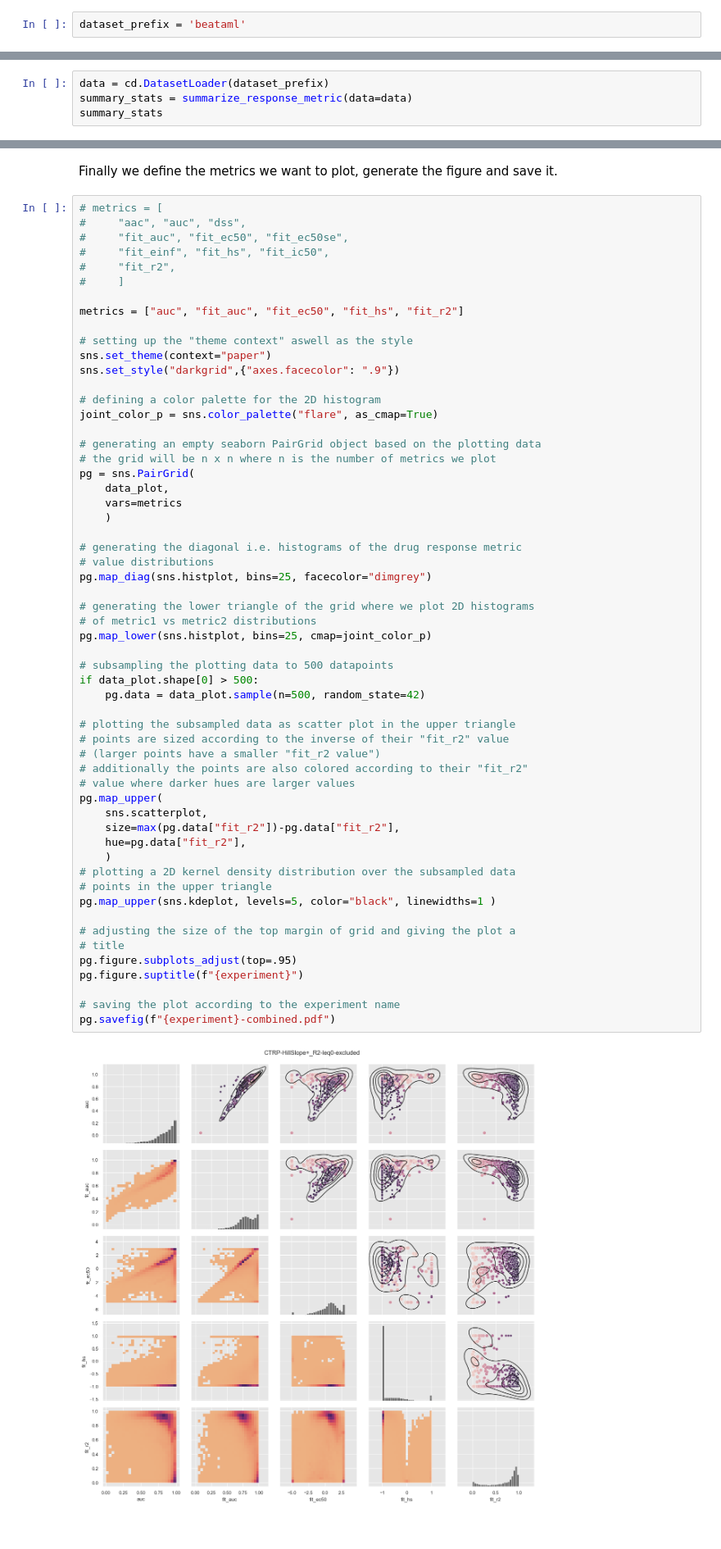
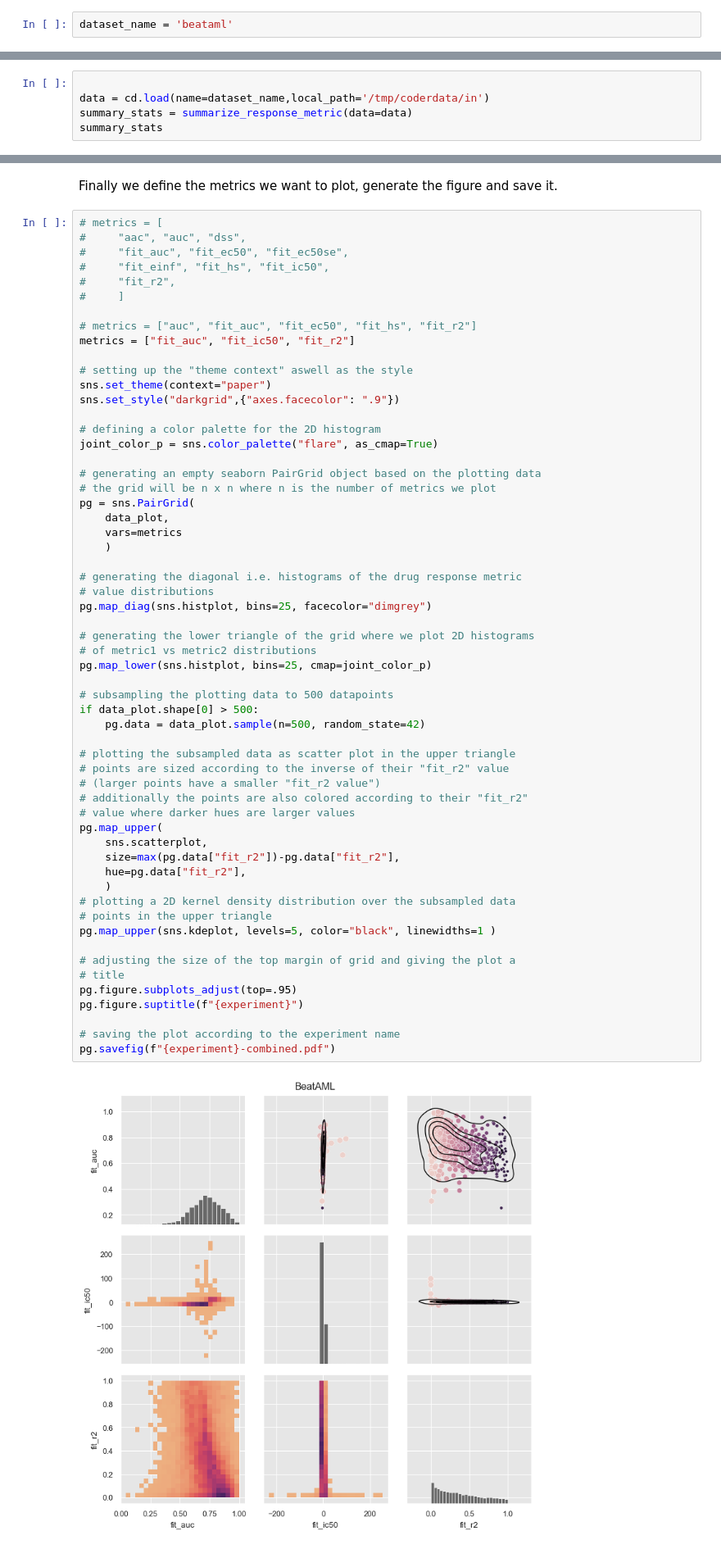
Before and after one commit to PNNL-CompBio/coderdata, a Jupyter notebook: notebooks/dataset_statistics.ipynb, the cells around one changed output, grey strips where cells are left out. Shown: that part at 82% size. Drawn from its saved outputs; the diff is of its cells as text.

Commit message:
fixes to work with coderdata>=2.0.0

```diff
--- a/notebooks/dataset_statistics.ipynb
+++ b/notebooks/dataset_statistics.ipynb
@@ -18,4 +18,4 @@ import pandas as pd
 os.makedirs('/tmp/coderdata', exist_ok=True)
 os.chdir('/tmp/coderdata')
 # %%
-dataset_prefix = 'beataml'
+dataset_name = 'beataml'
@@ -24,5 +22,6 @@ dataset_prefix = 'beataml'
 # %%
-data = cd.DatasetLoader(dataset_prefix)
+
+data = cd.load(name=dataset_name,local_path='/tmp/coderdata/in')
 summary_stats = summarize_response_metric(data=data)
 summary_stats
 # %% [output]
@@ -112,7 +120,8 @@ Finally we define the metrics we want to plot, generate the figure and save it.
 #     "fit_r2",
 #     ]
 
-metrics = ["auc", "fit_auc", "fit_ec50", "fit_hs", "fit_r2"]
+# metrics = ["auc", "fit_auc", "fit_ec50", "fit_hs", "fit_r2"]
+metrics = ["fit_auc", "fit_ic50", "fit_r2"]
 
 # setting up the "theme context" aswell as the style
 sns.set_theme(context="paper")
@@ -135,34 +144,34 @@ pg.map_diag(sns.histplot, bins=25, facecolor="dimgrey")
 # generating the lower triangle of the grid where we plot 2D histograms
 # of metric1 vs metric2 distributions
 pg.map_lower(sns.histplot, bins=25, cmap=joint_color_p)
 
 # subsampling the plotting data to 500 datapoints
 if data_plot.shape[0] > 500:
     pg.data = data_plot.sample(n=500, random_state=42)
 
 # plotting the subsampled data as scatter plot in the upper triangle
 # points are sized according to the inverse of their "fit_r2" value
 # (larger points have a smaller "fit_r2 value")
 # additionally the points are also colored according to their "fit_r2"
 # value where darker hues are larger values
 pg.map_upper(
     sns.scatterplot,
     size=max(pg.data["fit_r2"])-pg.data["fit_r2"],
     hue=pg.data["fit_r2"],
     )
 # plotting a 2D kernel density distribution over the subsampled data
 # points in the upper triangle
 pg.map_upper(sns.kdeplot, levels=5, color="black", linewidths=1 )
 
 # adjusting the size of the top margin of grid and giving the plot a
 # title
 pg.figure.subplots_adjust(top=.95)
 pg.figure.suptitle(f"{experiment}")
 
 # saving the plot according to the experiment name
 pg.savefig(f"{experiment}-combined.pdf")
 # %% [output]
-[figure, old version]
+[figure, new version]
 # %%
 data_for_corr = data_plot.drop(columns=["source", "improve_sample_id", "improve_drug_id", "study", "time", "time_unit", "fit_r2"])
 data_for_corr
```
Also changed, not shown: parts of 6 cells of this notebook, 1 other file.
